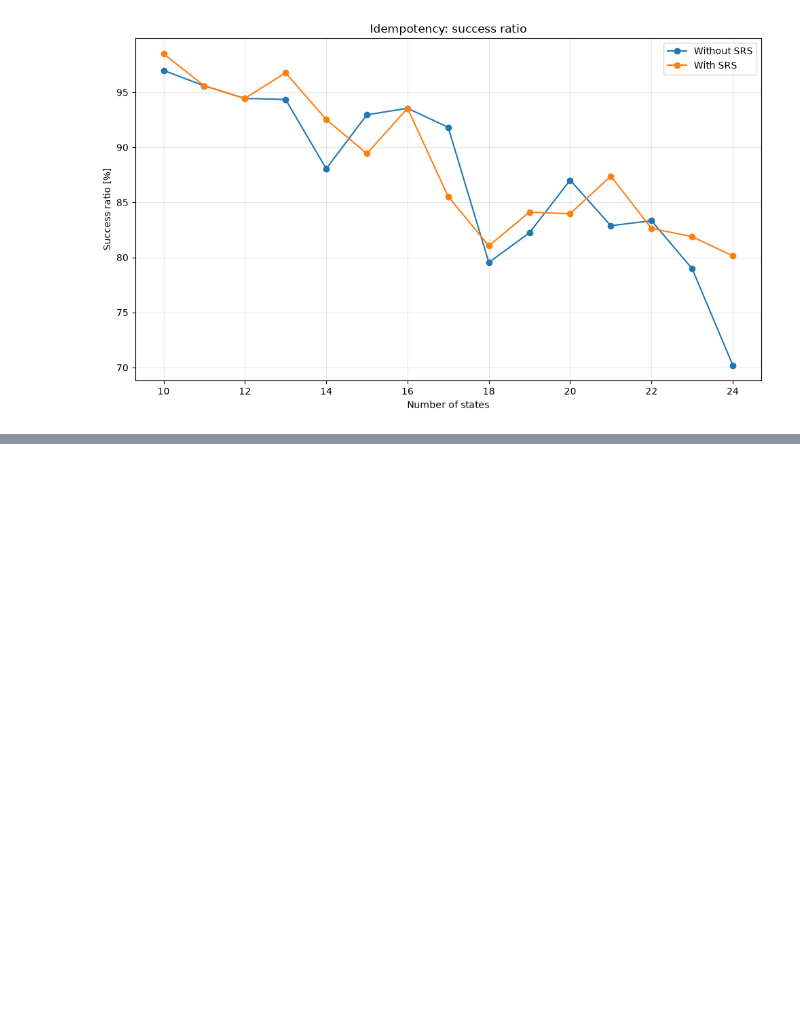
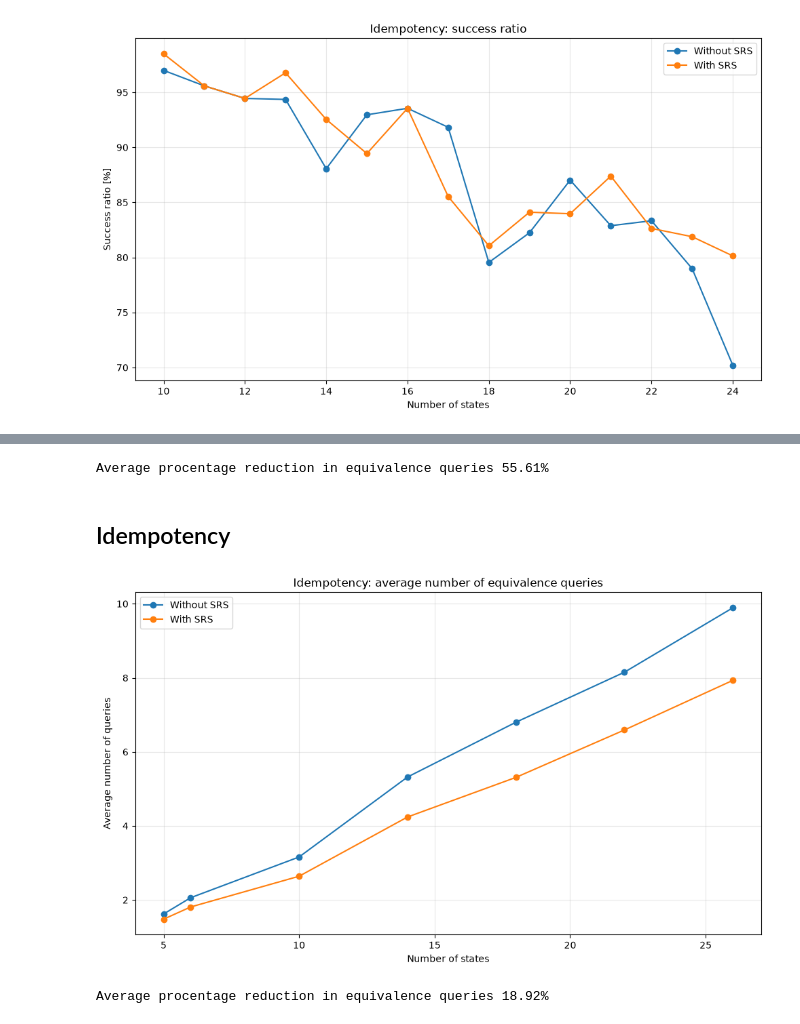
Before and after one commit to Piotrtraczynski1/LearningDVPA, a Jupyter notebook: results/probabilistic_eq_analysis.ipynb, the cells around one changed output, grey strips where cells are left out. Cells and saved outputs as stored; diff of their text form; code cells hidden in the pictures; blank space fills up the shorter version.

```diff
--- a/results/probabilistic_eq_analysis.ipynb
+++ b/results/probabilistic_eq_analysis.ipynb
@@ -89,0 +169,24 @@ Average procentage reduction in equivalence queries 25.21%
+# %%
+printMeanDecrease(cancellationPath)
+# %% [output]
+Average procentage reduction in equivalence queries 55.61%
+# %% [markdown]
+## Idempotency
+# %%
+idempotencyQueriesPlot = Plot(
+    title="Idempotency: average number of equivalence queries",
+    xLabel="Number of states",
+    yLabel="Average number of queries",
+)
+addMeanComparison(
+    idempotencyQueriesPlot,
+    idempotencyPath,
+    yColumn="equivalenceQueryCount",
+)
+idempotencyQueriesPlot.draw()
+# %% [output]
+[figure, added]
+# %%
+printMeanDecrease(idempotencyPath)
+# %% [output]
+Average procentage reduction in equivalence queries 18.92%
```
Also changed, not shown: parts of 14 cells of this notebook, 5 other files.
